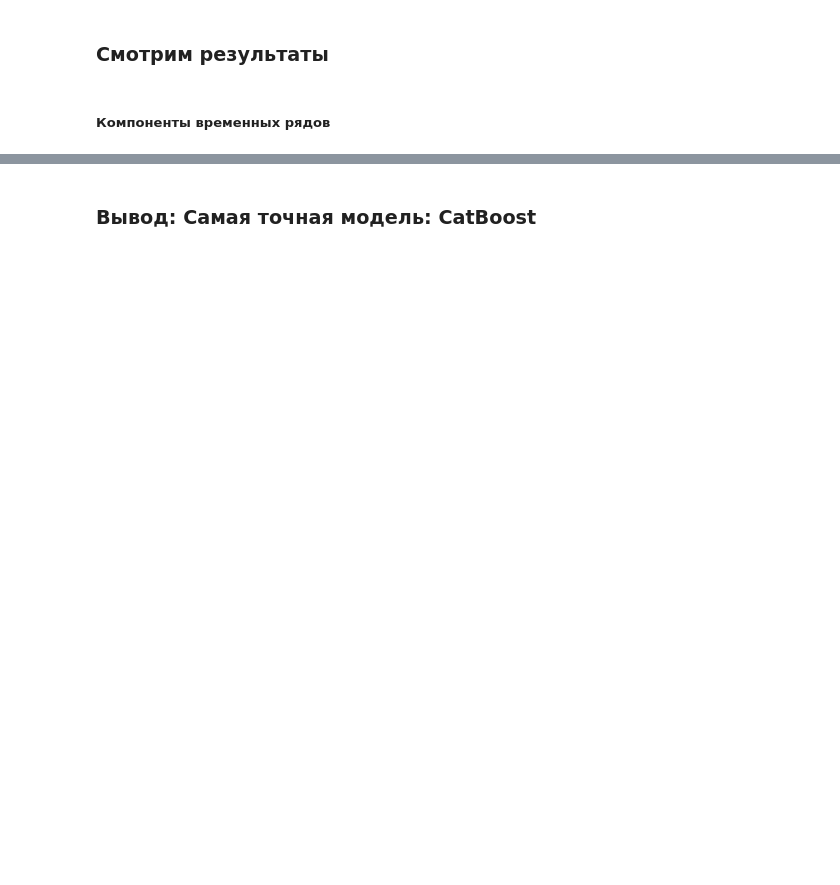
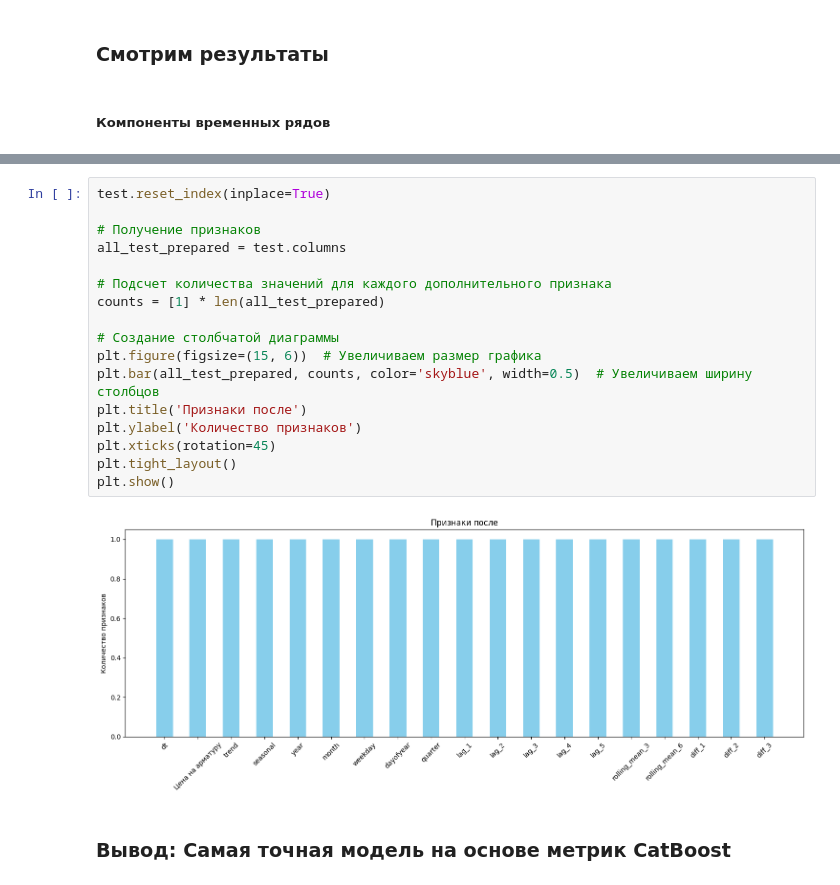
Before and after one commit to pogodaa/tretiy_intensiv, a Jupyter notebook: train.ipynb, the cells around one changed output, grey strips where cells are left out. Drawn from its saved outputs; the diff is of its cells as text; blank space fills up the shorter version.

```diff
--- a/train.ipynb
+++ b/train.ipynb
@@ -623,2 +648,21 @@ test.to_excel('data/test_prepared.xlsx', index=False)
+# %%
+test.reset_index(inplace=True)
+
+# Получение признаков
+all_test_prepared = test.columns
+
+# Подсчет количества значений для каждого дополнительного признака
+counts = [1] * len(all_test_prepared)
+
+# Создание столбчатой диаграммы
+plt.figure(figsize=(15, 6))  # Увеличиваем размер графика
+plt.bar(all_test_prepared, counts, color='skyblue', width=0.5)  # Увеличиваем ширину столбцов
+plt.title('Признаки после')
+plt.ylabel('Количество признаков')
+plt.xticks(rotation=45)
+plt.tight_layout()
+plt.show()
+# %% [output]
+[figure, added]
 # %% [markdown]
-### Вывод: Самая точная модель: CatBoost
+### Вывод: Самая точная модель на основе метрик CatBoost
```
Also changed, not shown: parts of 16 cells of this notebook, 5 other files.
